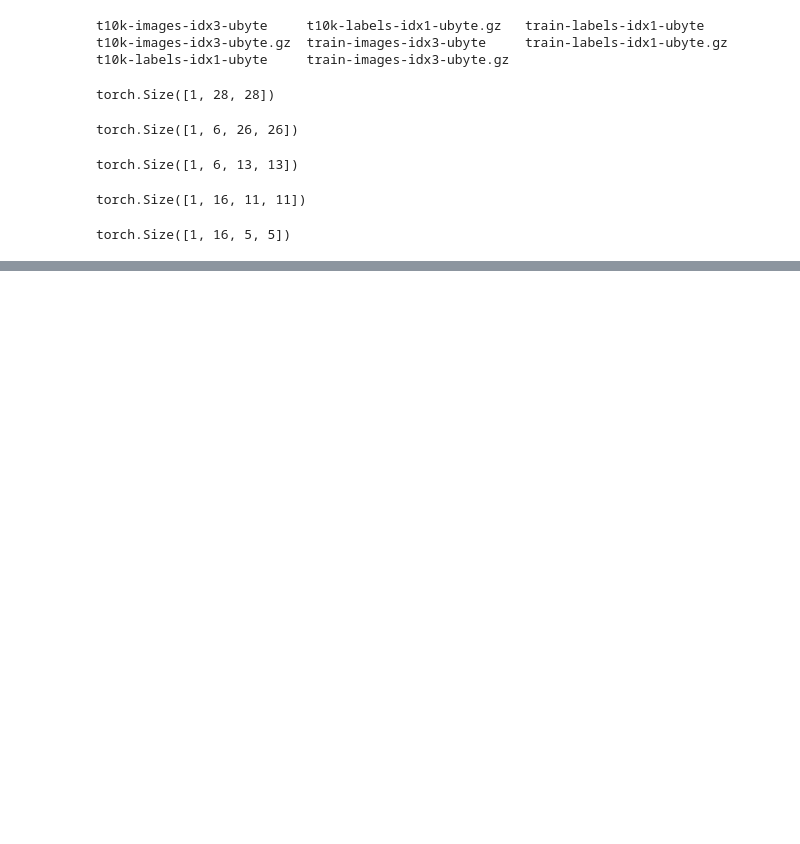
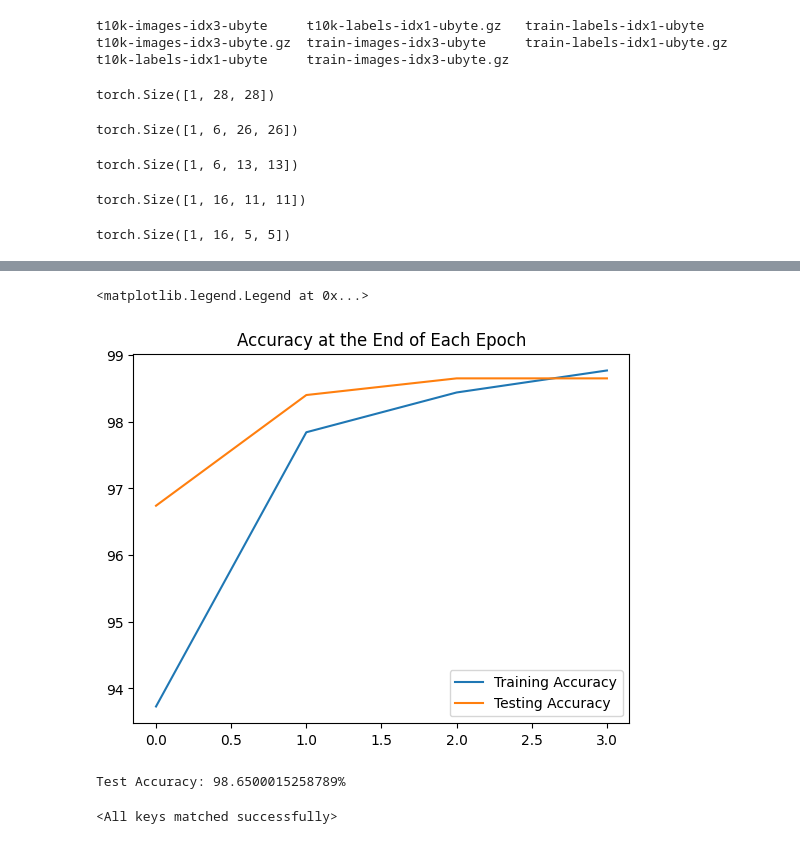
Before and after one commit to sanelehlabisa/Intro-to-Torch, a Jupyter notebook: Intro_to_Colab.ipynb, the cells around one changed output, grey strips where cells are left out. Saved outputs shown, nothing was run; the diff lists cells and outputs as text; code cells hidden in the pictures; blank space fills up the shorter version.

Commit message:
Added Training of CNN with MNIST dataset

```diff
--- a/Intro_to_Colab.ipynb
+++ b/Intro_to_Colab.ipynb
@@ -397,6 +397,5 @@ torch.save(model.state_dict(), 'my_model.pth')
 # %%
 # Load the model
 loaded_model =  Model()
-loaded_model.load_state_dict(torch.load('my_model.pth'))
-loaded_model.eval()
+loaded_model.load_state_dict(torch.load('my_model.pth', weights_only=True))
 # %% [output]
@@ -558,3 +553,31 @@ x = F.max_pool2d(x, 2, 2)
 x.shape
 # %% [output]
 torch.Size([1, 16, 5, 5])
+# %%
+# Create CNN Model Class
+
+class CNN(nn.Module):
+  def __init__(self):
+    super().__init__()
+    self.conv1 = nn.Conv2d(1, 6, 3, 1)
+    self.conv2 = nn.Conv2d(6, 16, 3, 1)
+    # Fully connected Layer
+    self.fc1 = nn.Linear(5*5*16, 120)
+    self.fc2 = nn.Linear(120, 84)
+    self.fc3 = nn.Linear(84, 10)
+
+  def forward(self, x):
+      x = F.relu(self.conv1(x))
+      x = F.max_pool2d(x, 2, 2)
+      x = F.relu(self.conv2(x))
+      x = F.max_pool2d(x, 2, 2)
+      x = x.view(-1, 5*5*16) # Flatten
+      x = F.relu(self.fc1(x))
+      x = F.relu(self.fc2(x))
+      x = self.fc3(x)
+      return x
+# %%
+# Create an instant of the class
+
+cnn_model = CNN()
+cnn_model.eval()
@@ -560,0 +592,6 @@ torch.Size([1, 16, 5, 5])
+# %%
+# Define loss function
+
+creterion = nn.CrossEntropyLoss()
+
+optimizer = torch.optim.Adam(cnn_model.parameters(), lr=0.001) # smaller lr slows training time
@@ -560,0 +676,20 @@ torch.Size([1, 16, 5, 5])
+# %%
+# graph the accuracy
+plt.plot([t/600 for t in train_correct], label='Training Accuracy')
+plt.plot([t/100 for t in test_correct], label='Testing Accuracy')
+plt.title('Accuracy at the End of Each Epoch')
+plt.legend()
+# %% [output]
+<matplotlib.legend.Legend at 0x...>
+[figure, added]
+# %%
+with torch.no_grad():
+  correct = 0
+  for b, (X_test, y_test) in enumerate(test_loader):
+    y_val = cnn_model(X_test)
+    predicted = torch.max(y_val.data, 1)[1]
+    correct += (predicted == y_test).sum()
+
+  print(f'Test Accuracy: {100*correct/len(test_data)}%')
+# %% [output]
+Test Accuracy: 98.6500015258789%
@@ -560,0 +698,5 @@ torch.Size([1, 16, 5, 5])
+# %%
+loaded_cnn_model = CNN()
+loaded_cnn_model.load_state_dict(torch.load('cnn_model.pth', weights_only=True))
+# %% [output]
+<All keys matched successfully>
```
Also changed, not shown: parts of 17 cells of this notebook.
